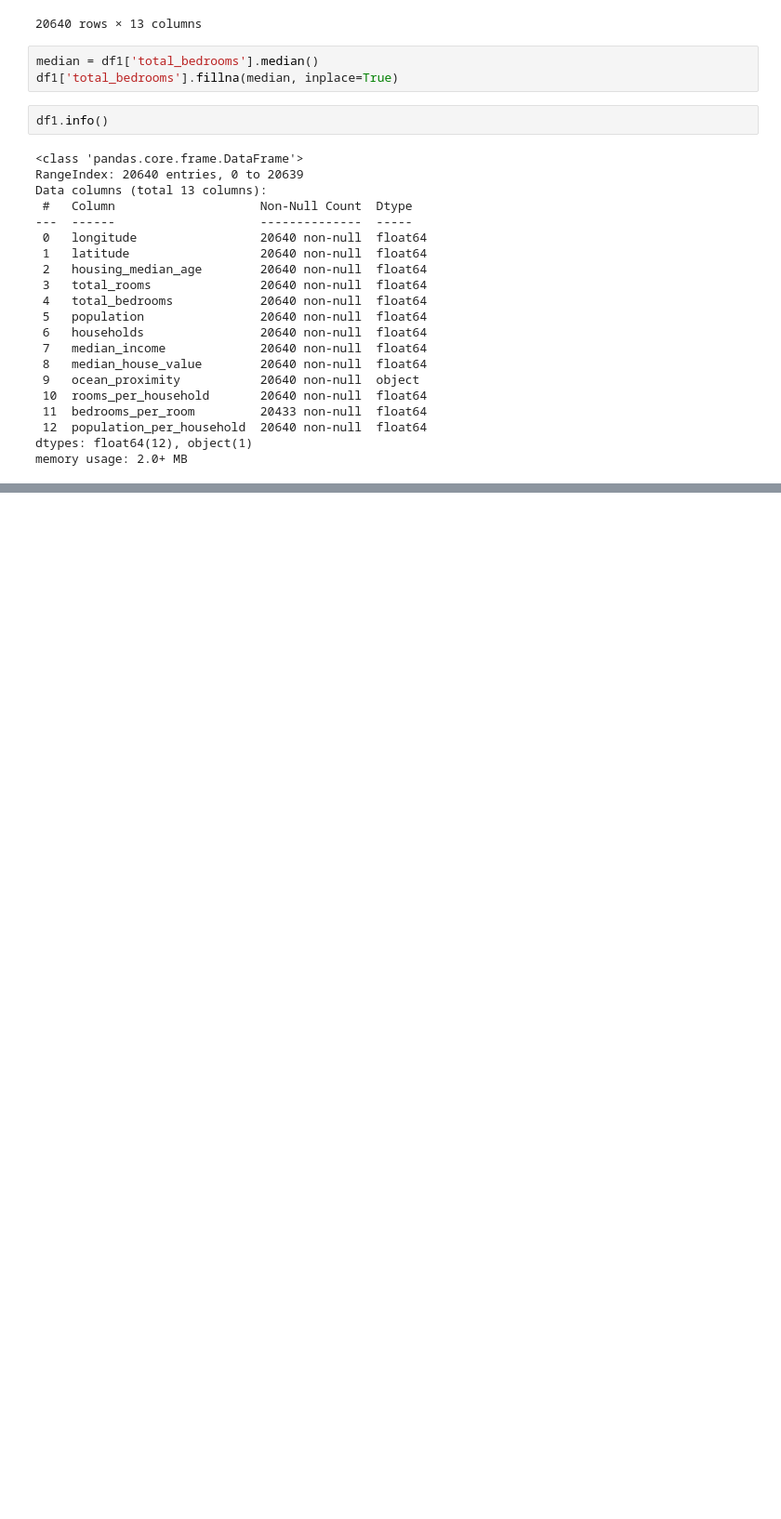
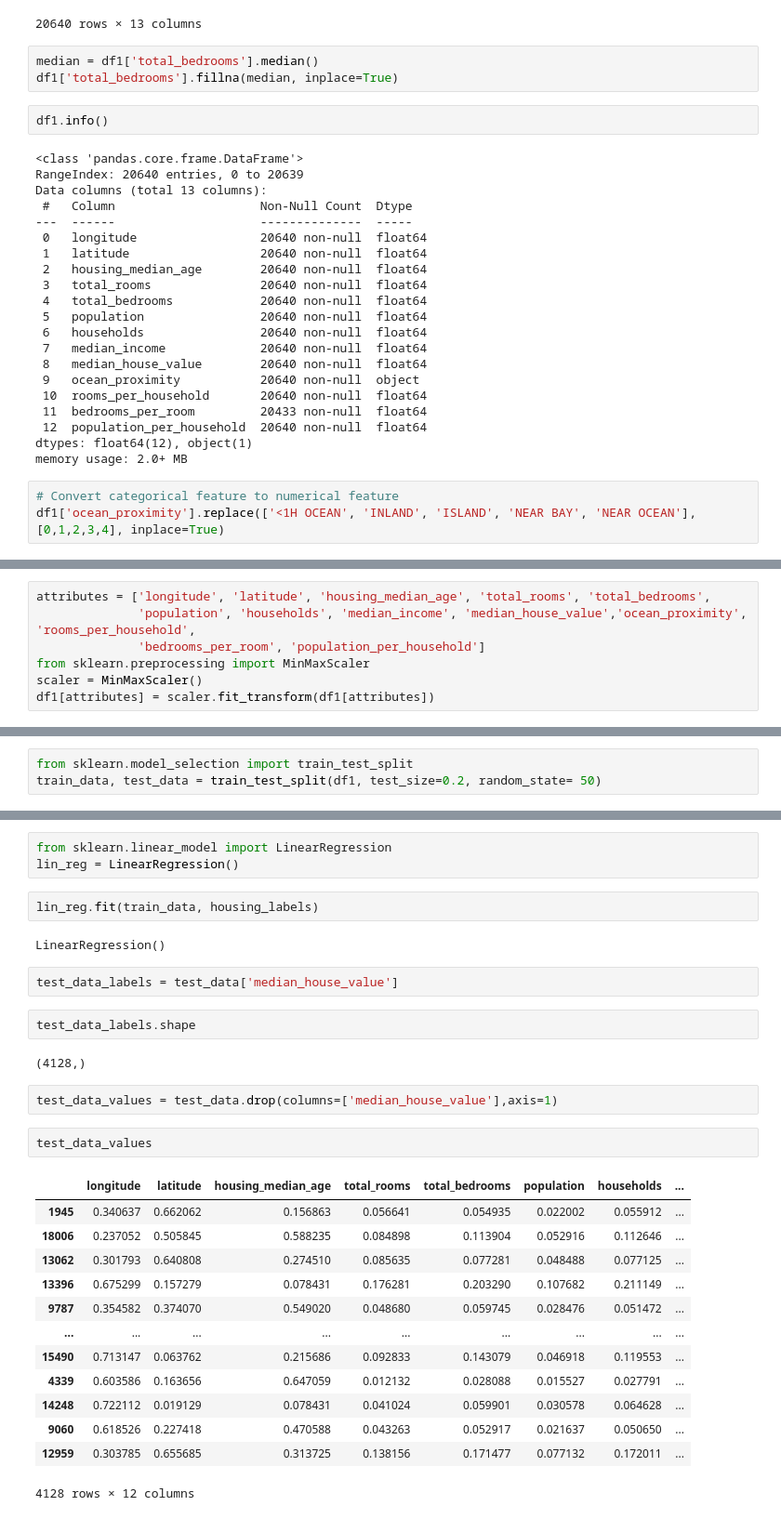
Before and after one commit to venkyiyer/ML-practice, a Jupyter notebook: end-to-end/end-to-end-problem.ipynb, the cells around one changed output, grey strips where cells are left out. Shown at 93% size. Drawn from its saved outputs; the diff is of its cells as text; blank space fills up the shorter version.

```diff
--- a/end-to-end/end-to-end-problem.ipynb
+++ b/end-to-end/end-to-end-problem.ipynb
@@ -307,3 +307,6 @@ Data columns (total 13 columns):
  12  population_per_household  20640 non-null  float64
 dtypes: float64(12), object(1)
 memory usage: 2.0+ MB
+# %%
+# Convert categorical feature to numerical feature
+df1['ocean_proximity'].replace(['<1H OCEAN', 'INLAND', 'ISLAND', 'NEAR BAY', 'NEAR OCEAN'], [0,1,2,3,4], inplace=True)
@@ -309,0 +329,7 @@ memory usage: 2.0+ MB
+# %%
+attributes = ['longitude', 'latitude', 'housing_median_age', 'total_rooms', 'total_bedrooms',
+              'population', 'households', 'median_income', 'median_house_value','ocean_proximity', 'rooms_per_household',
+              'bedrooms_per_room', 'population_per_household']
+from sklearn.preprocessing import MinMaxScaler
+scaler = MinMaxScaler()
+df1[attributes] = scaler.fit_transform(df1[attributes])
@@ -309,0 +342,3 @@ memory usage: 2.0+ MB
+# %%
+from sklearn.model_selection import train_test_split
+train_data, test_data = train_test_split(df1, test_size=0.2, random_state= 50)
@@ -309,0 +393,31 @@ memory usage: 2.0+ MB
+# %%
+from sklearn.linear_model import LinearRegression
+lin_reg = LinearRegression()
+# %%
+lin_reg.fit(train_data, housing_labels)
+# %% [output]
+LinearRegression()
+# %%
+test_data_labels = test_data['median_house_value']
+# %%
+test_data_labels.shape
+# %% [output]
+(4128,)
+# %%
+test_data_values = test_data.drop(columns=['median_house_value'],axis=1)
+# %%
+test_data_values
+# %% [output]
+|  | longitude | latitude | housing_median_age | total_rooms | total_bedrooms | population | households | ... |
+| 1945 | 0.340637 | 0.662062 | 0.156863 | 0.056641 | 0.054935 | 0.022002 | 0.055912 | ... |
+| 18006 | 0.237052 | 0.505845 | 0.588235 | 0.084898 | 0.113904 | 0.052916 | 0.112646 | ... |
+| 13062 | 0.301793 | 0.640808 | 0.274510 | 0.085635 | 0.077281 | 0.048488 | 0.077125 | ... |
+| 13396 | 0.675299 | 0.157279 | 0.078431 | 0.176281 | 0.203290 | 0.107682 | 0.211149 | ... |
+| 9787 | 0.354582 | 0.374070 | 0.549020 | 0.048680 | 0.059745 | 0.028476 | 0.051472 | ... |
+| ... | ... | ... | ... | ... | ... | ... | ... | ... |
+| 15490 | 0.713147 | 0.063762 | 0.215686 | 0.092833 | 0.143079 | 0.046918 | 0.119553 | ... |
+| 4339 | 0.603586 | 0.163656 | 0.647059 | 0.012132 | 0.028088 | 0.015527 | 0.027791 | ... |
+| 14248 | 0.722112 | 0.019129 | 0.078431 | 0.041024 | 0.059901 | 0.030578 | 0.064628 | ... |
+| 9060 | 0.618526 | 0.227418 | 0.470588 | 0.043263 | 0.052917 | 0.021637 | 0.050650 | ... |
+| 12959 | 0.303785 | 0.655685 | 0.313725 | 0.138156 | 0.171477 | 0.077132 | 0.172011 | ... |
+4128 rows × 12 columns
```
Also changed, not shown: parts of 16 cells of this notebook.
